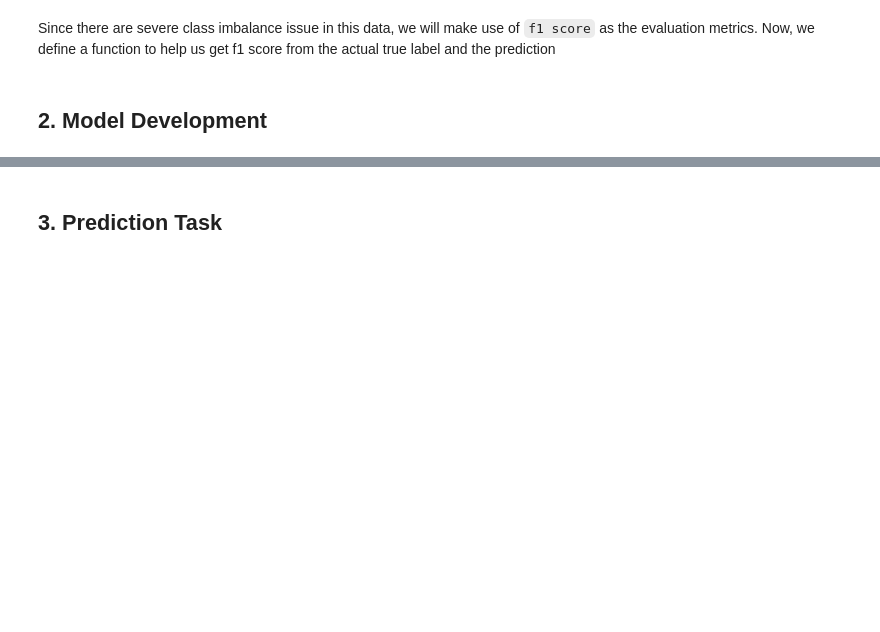
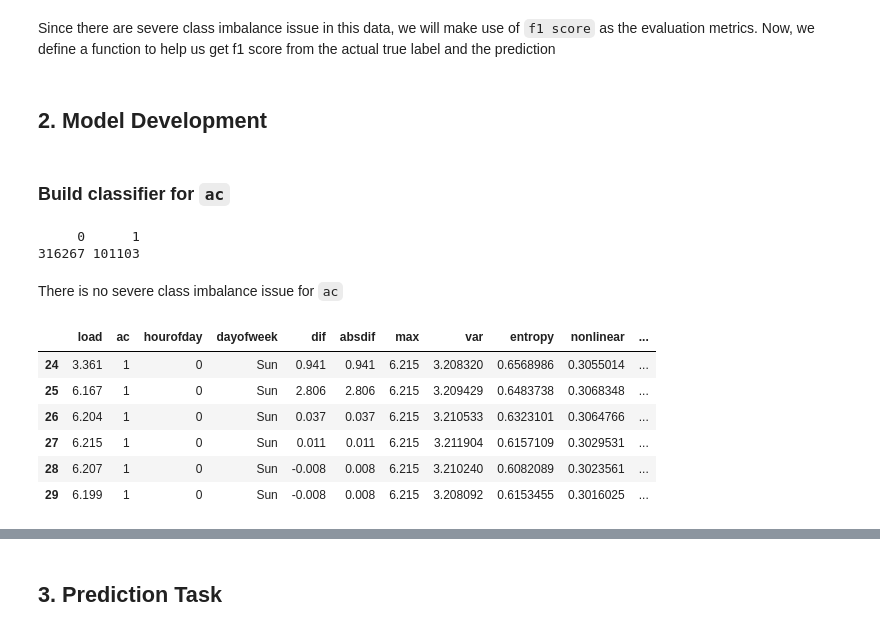
Before and after one commit to DanielTranDS/Appliance-EDA-Classification, a Jupyter notebook: AppliancesClassification_Codes.ipynb, the cells around one changed output, grey strips where cells are left out. Saved outputs shown, nothing was run; the diff lists cells and outputs as text; code cells hidden in the pictures; blank space fills up the shorter version.

```diff
--- a/AppliancesClassification_Codes.ipynb
+++ b/AppliancesClassification_Codes.ipynb
@@ -510,3 +510,26 @@ f1<-function(truth,predict){
 }
 # %% [markdown]
 ## 2. Model Development <a class="anchor" id="2"></a>
+# %% [markdown]
+### Build classifier for `ac`
+# %%
+table(ac.data$ac)
+# %% [output]
+     0      1
+316267 101103
+# %% [markdown]
+There is no severe class imbalance issue for `ac`
+# %%
+#Get rid of X column
+ac.data<-ac.data[-1]
+#Get only rows where ac=1
+ac.only<-ac.data[ac.data$ac==1,]
+head(ac.only)
+# %% [output]
+|  | load | ac | hourofday | dayofweek | dif | absdif | max | var | entropy | nonlinear | ... |
+| 24 | 3.361 | 1 | 0 | Sun | 0.941 | 0.941 | 6.215 | 3.208320 | 0.6568986 | 0.3055014 | ... |
+| 25 | 6.167 | 1 | 0 | Sun | 2.806 | 2.806 | 6.215 | 3.209429 | 0.6483738 | 0.3068348 | ... |
+| 26 | 6.204 | 1 | 0 | Sun | 0.037 | 0.037 | 6.215 | 3.210533 | 0.6323101 | 0.3064766 | ... |
+| 27 | 6.215 | 1 | 0 | Sun | 0.011 | 0.011 | 6.215 | 3.211904 | 0.6157109 | 0.3029531 | ... |
+| 28 | 6.207 | 1 | 0 | Sun | -0.008 | 0.008 | 6.215 | 3.210240 | 0.6082089 | 0.3023561 | ... |
+| 29 | 6.199 | 1 | 0 | Sun | -0.008 | 0.008 | 6.215 | 3.208092 | 0.6153455 | 0.3016025 | ... |
```
Also changed, not shown: parts of 14 cells of this notebook.
